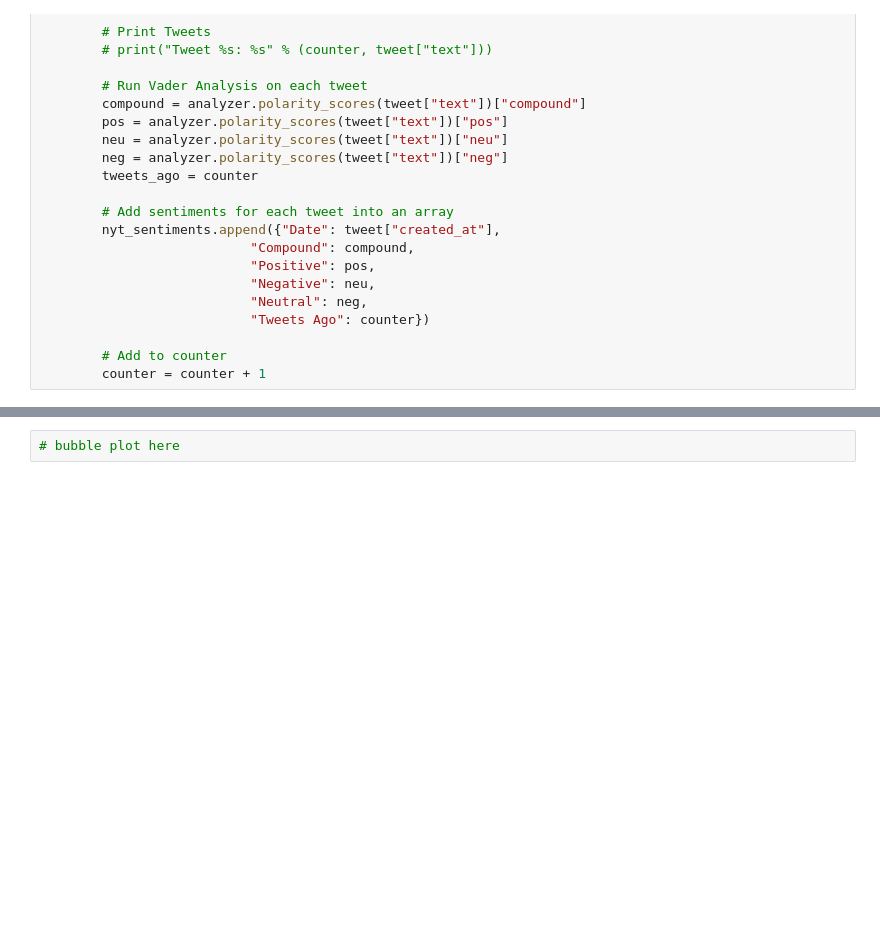
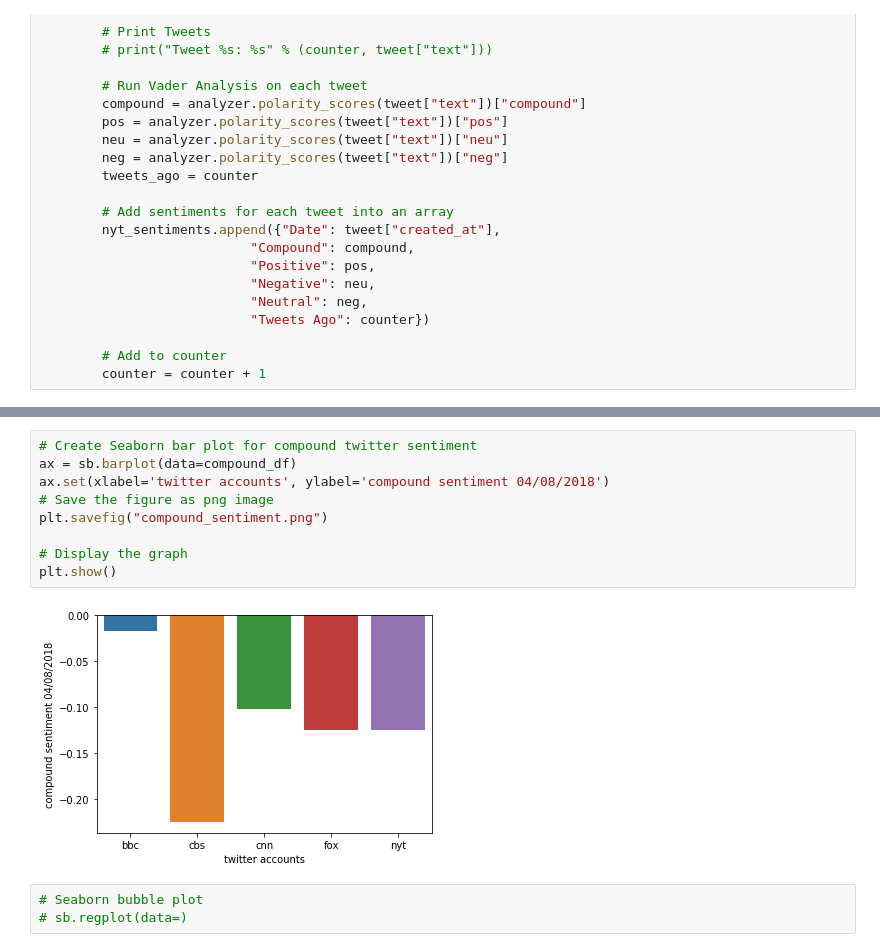
Before and after one commit to ehyoder/Social_Analytics_HW, a Jupyter notebook: Social_Analytics_Hw.ipynb, the cells around one changed output, grey strips where cells are left out. Saved outputs shown, nothing was run; the diff lists cells and outputs as text; blank space fills up the shorter version.

```diff
--- a/Social_Analytics_Hw.ipynb
+++ b/Social_Analytics_Hw.ipynb
@@ -409,2 +402,14 @@ SyntaxError: unexpected EOF while parsing (<ipython-input-27-ee900d8994d2>, line
+# %%
+# Create Seaborn bar plot for compound twitter sentiment
+ax = sb.barplot(data=compound_df)
+ax.set(xlabel='twitter accounts', ylabel='compound sentiment 04/08/2018')
+# Save the figure as png image
+plt.savefig("compound_sentiment.png")
+
+# Display the graph
+plt.show()
+# %% [output]
+[figure, added]
 # %%
-# bubble plot here
+# Seaborn bubble plot
+# sb.regplot(data=)
```
Also changed, not shown: parts of 17 cells of this notebook, 2 other files.
